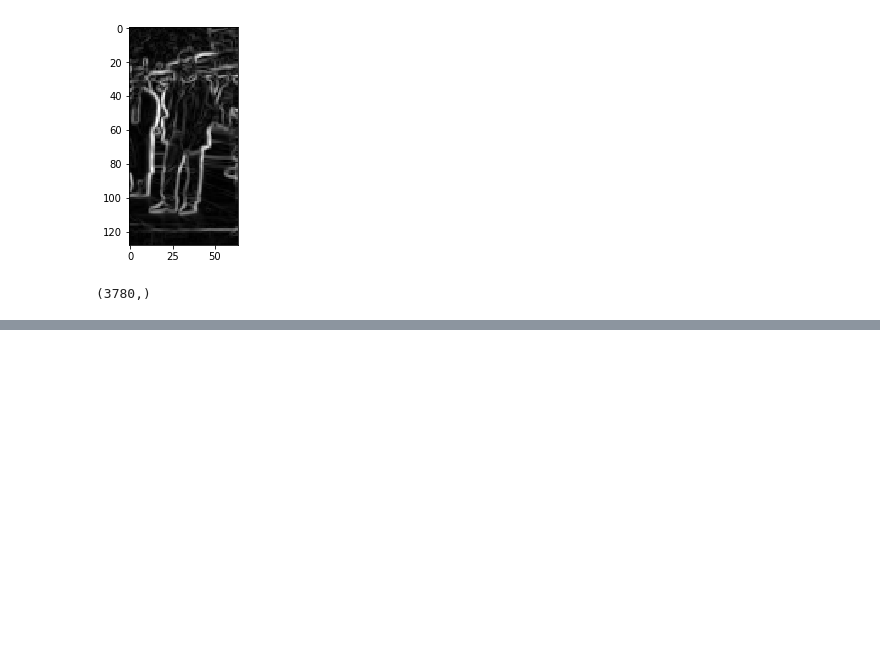
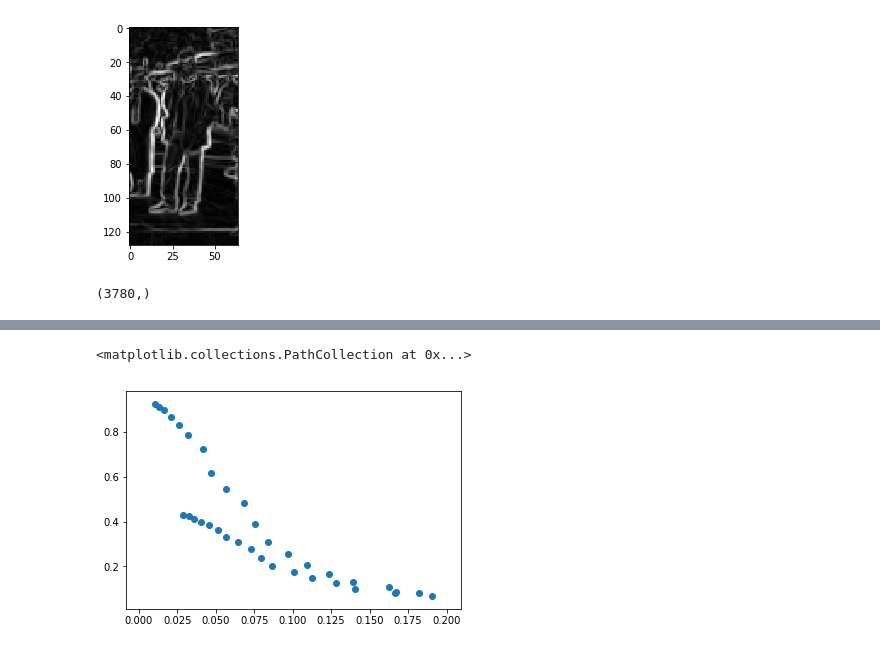
Before and after one commit to LC1905/Pedestrian_Detection, a Jupyter notebook: HOG/visualize.ipynb, the cells around one changed output, grey strips where cells are left out. Saved outputs shown, nothing was run; the diff lists cells and outputs as text; code cells hidden in the pictures; blank space fills up the shorter version.

```diff
--- a/HOG/visualize.ipynb
+++ b/HOG/visualize.ipynb
@@ -128,0 +194,9 @@ Array([[[125, 107,  93],
+# %%
+pthre = precisions[:18] + precisions[49:67]
+# %%
+rthre = recalls[:18] + recalls[49: 67]
+# %%
+plt.scatter(rthre, pthre)
+# %% [output]
+<matplotlib.collections.PathCollection at 0x...>
+[figure, added]
```
Also changed, not shown: parts of 43 cells of this notebook, 1 other file.
